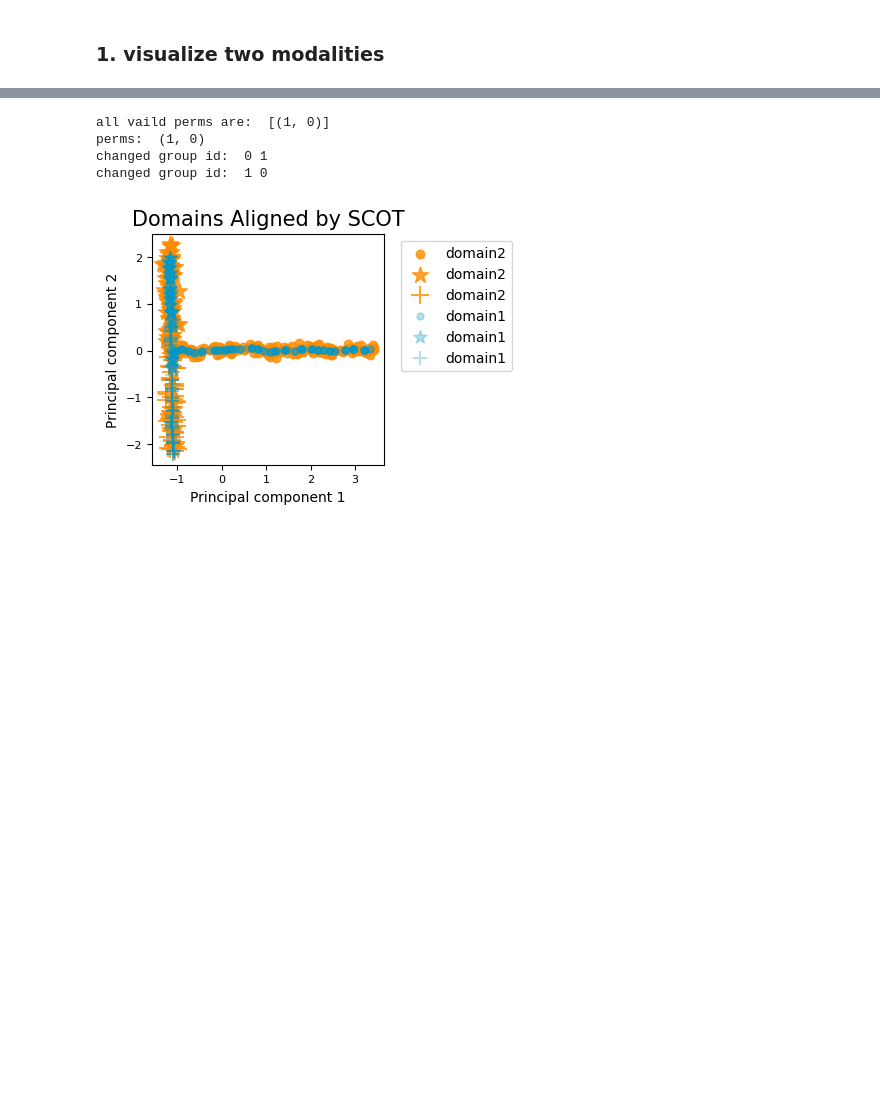
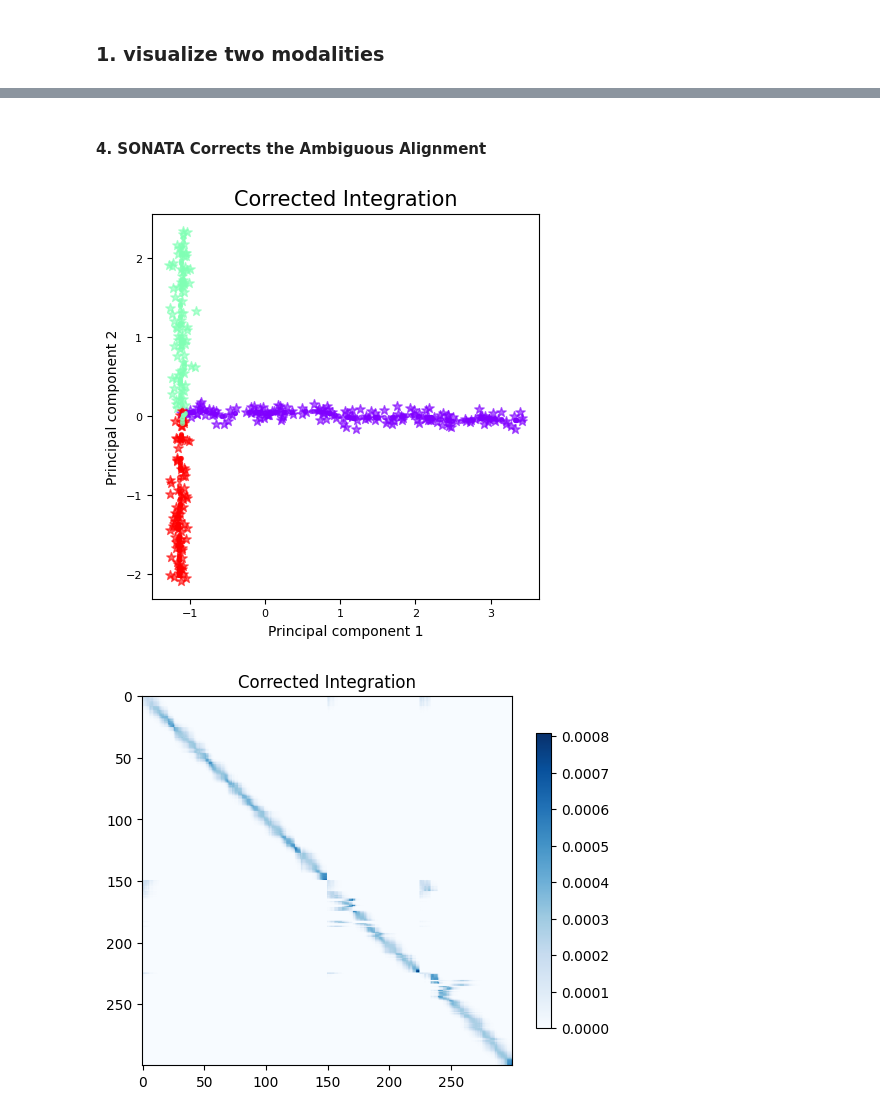
Before and after one commit to batmen-lab/SONATA, a Jupyter notebook: examples/simulation_t_branch.ipynb, the cells around one changed output, grey strips where cells are left out. Drawn from its saved outputs; the diff is of its cells as text; code cells hidden in the pictures; blank space fills up the shorter version.

```diff
--- a/examples/simulation_t_branch.ipynb
+++ b/examples/simulation_t_branch.ipynb
@@ -32,0 +14,26 @@ label1 shape=(300,)     label2 shape=(300,)
+# %%
+# load parameters and datasets
+with open("./cfgs/t_branch.yaml", "r") as file:
+        params = yaml.safe_load(file)
+
+data_url1 = os.path.join(params["data_path"], params["data_url1"])
+data_url2 = os.path.join(params["data_path"], params["data_url2"])
+assert os.path.isfile(data_url1) and os.path.isfile(data_url2)
+
+label_url1 = os.path.join(params["data_path"], params["label_url1"])
+label_url2 = os.path.join(params["data_path"], params["label_url2"])
+assert os.path.isfile(label_url1) and os.path.isfile(label_url2)
+
+data1 = load_data(data_url1, )
+data2 = load_data(data_url2, )
+print("data size: data1 = {}, data2 = {}".format(data1.shape, data2.shape))
+
+label1 = load_data(label_url1, ).astype(int)
+label2 = load_data(label_url2, ).astype(int)
+
+# create links for FOSCTTM, all datasets follow 1-1 correspondence
+links = np.array(list(zip([i for i in range(data1.shape[0])], [i for i in range(data2.shape[0])])))
+
+save_path = params["save_dir"]
+print("data1 shape={}\tdata2 shape={}".format(data1.shape, data2.shape))
+print("label1 shape={}\tlabel2 shape={}".format(label1.shape, label2.shape))
@@ -40,0 +54,3 @@ plt_domain_by_label(data2, label2, color='#FF8C00', title='domain2', show=True)
+# %%
+sn = sonata.sonata(params)
+ambiguous_labels, ambiguous_idx = sn.diagnose(data1)
@@ -95,0 +82,6 @@ plt_k_elbow(x_step=sn.K_xstep, yerror=sn.K_yerror, best_k=sn.K, show=True)
+# %%
+scot = scotv1.SCOT(data1.copy(), data2.copy())
+x_aligned, y_aligned = scot.align(k = params["scot_k"], e=params["scot_e"], mode=params["scot_mode"], metric=params["scot_metric"], normalize=params["norm"])
+mapping = scot.coupling
+plt_mapping_by_labels(x_aligned, y_aligned, label1, label2, title = "SCOT Integration", a = 0.6, show=True)
+plt_heatmap(mapping, title="Original Integration by SCOT", show=True)
@@ -96,12 +95,14 @@ plt_k_elbow(x_step=sn.K_xstep, yerror=sn.K_yerror, best_k=sn.K, show=True)
+# %% [markdown]
+#### 4. SONATA Corrects the Ambiguous Alignment
 # %%
-
+geo_mat1 = geodistance(data1)
+alter_mappings = sonata.map_ambiguous_groups(data1, geo_mat1, ambiguous_labels, ambiguous_idx)
 for idx, m in enumerate(alter_mappings, start=1):
     this_mapping = np.matmul(m, mapping)
-    x_aligned, y_aligned = projection_barycentric(scot.X, scot.y, this_mapping, XontoY = cfg.plt.XontoY)
-    plt_mapping_by_label(x_aligned, y_aligned, label1, label2, show=True)
+    x_aligned = np.matmul(m, x_aligned)
+    y_aligned = y_aligned
+    plt_mapping_by_labels(x_aligned, y_aligned, label1, label2, title = "Corrected Integration", a = 0.6, show=True)
+    plt_heatmap(this_mapping, title="Corrected Integration", show=True)
 # %% [output]
-all vaild perms are:  [(1, 0)]
-perms:  (1, 0)
-changed group id:  0 1
-changed group id:  1 0
-[figure, old version]
+[figure, new version]
+[figure, added]
```
Also changed, not shown: parts of 20 cells of this notebook, 14 other files.
